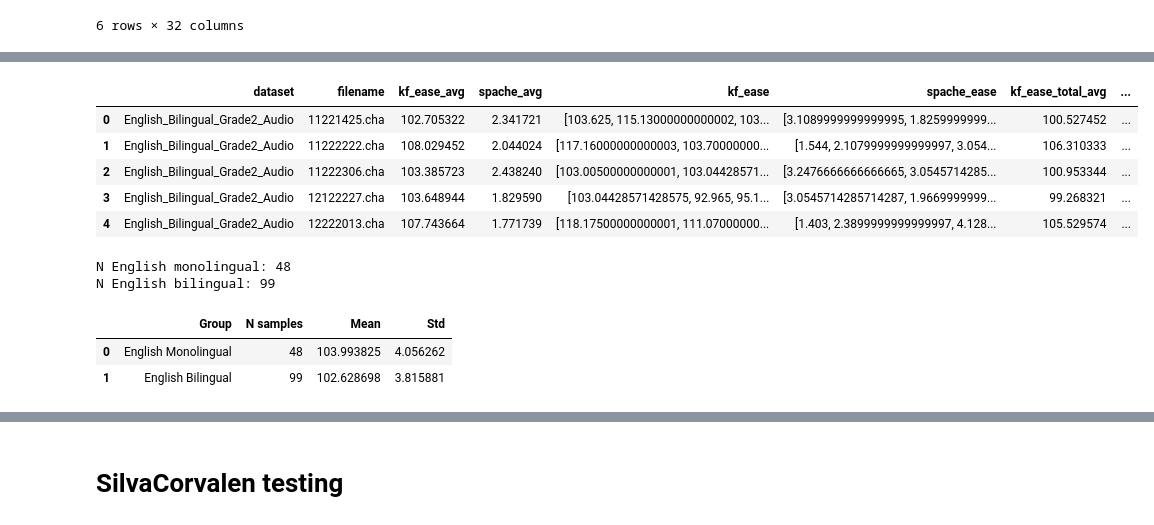
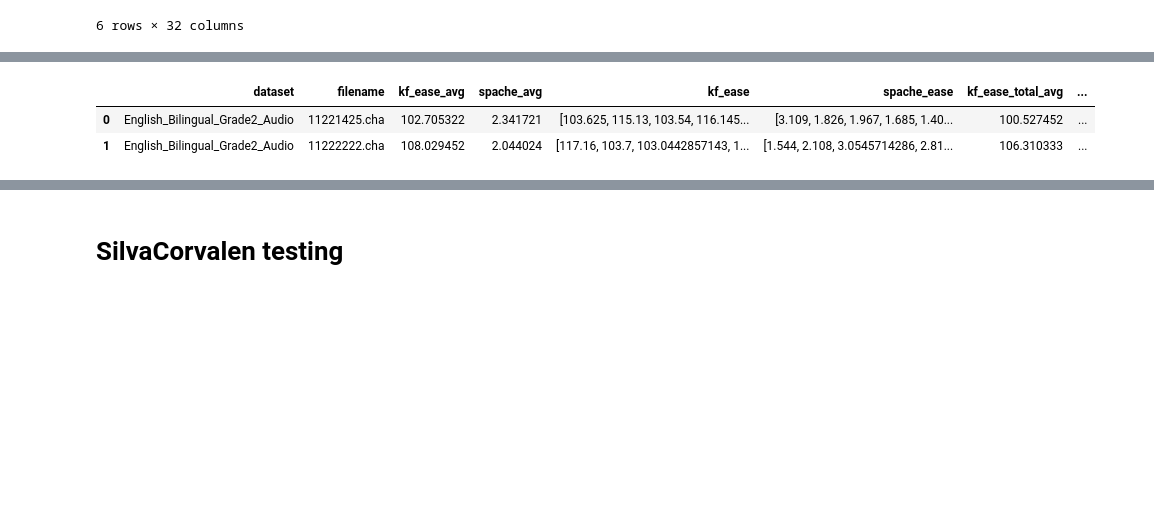
Before and after one commit to nachodll/complex-sentences-acquisition, a Jupyter notebook: 3_create_plots.ipynb, the cells around one changed output, grey strips where cells are left out. Saved outputs shown, nothing was run; the diff lists cells and outputs as text; code cells hidden in the pictures; blank space fills up the shorter version.

```diff
--- a/3_create_plots.ipynb
+++ b/3_create_plots.ipynb
@@ -4,7 +4,7 @@ import pandas as pd
 from scipy.stats import ttest_ind
 import numpy as np
 # %%
-data_df = pd.read_csv('Score_df.csv')
+data_df = pd.read_json("Score_df.json")
 data_df.head(3)
 # %% [output]
 |  | dataset | filename | kf_ease_avg | spache_avg | kf_ease | spache_ease | kf_ease_total_avg | ... |
@@ -25,3 +25,28 @@ grouped_df
 | English_Monolingual_Grade2 | 19.0 | 104.223787 | 5.622205 | 83.934286 | 103.316357 | 104.589411 | 106.917925 | 111.744751 | 19.0 | 2.202065 | ... |
 | English_Monolingual_Grade5 | 29.0 | 103.843160 | 2.690424 | 99.079020 | 102.418058 | 103.687221 | 105.314469 | 111.244307 | 29.0 | 2.341804 | ... |
 6 rows × 32 columns
+# %%
+def parse_dataset(ds):
+    parts = ds.split('_')
+    info = {}
+
+    # splitting bilinguals from monolinguals
+    if 'Bilingual' in parts:
+        info['group'] = 'Bilingual'
+    elif 'Monolingual' in parts:
+        info['group'] = 'Monolingual'
+    else:
+        info['group'] = 'unknown'
+
+    # Splitting the grades
+    if "Grade2" in parts:
+        info['grade'] = 2
+    elif "Grade5" in parts:
+        info['grade'] =  5
+    else:
+        info['grade'] = np.nan
+
+    return pd.Series(info)
+
+meta = data_df['dataset'].apply(parse_dataset)
+data_df = pd.concat([data_df, meta], axis=1)
@@ -149,36 +104,6 @@ data_df = pd.concat([data_df, meta], axis=1)
 # %%
-data_df.head()
+data_df.head(2)
 # %% [output]
 |  | dataset | filename | kf_ease_avg | spache_avg | kf_ease | spache_ease | kf_ease_total_avg | ... |
-| 0 | English_Bilingual_Grade2_Audio | 11221425.cha | 102.705322 | 2.341721 | [103.625, 115.13000000000002, 103... | [3.1089999999999995, 1.8259999999... | 100.527452 | ... |
-| 1 | English_Bilingual_Grade2_Audio | 11222222.cha | 108.029452 | 2.044024 | [117.16000000000003, 103.70000000... | [1.544, 2.1079999999999997, 3.054... | 106.310333 | ... |
-| 2 | English_Bilingual_Grade2_Audio | 11222306.cha | 103.385723 | 2.438240 | [103.00500000000001, 103.04428571... | [3.2476666666666665, 3.0545714285... | 100.953344 | ... |
-| 3 | English_Bilingual_Grade2_Audio | 12122227.cha | 103.648944 | 1.829590 | [103.04428571428575, 92.965, 95.1... | [3.0545714285714287, 1.9669999999... | 99.268321 | ... |
-| 4 | English_Bilingual_Grade2_Audio | 12222013.cha | 107.743664 | 1.771739 | [118.17500000000001, 111.07000000... | [1.403, 2.3899999999999997, 4.128... | 105.529574 | ... |
+| 0 | English_Bilingual_Grade2_Audio | 11221425.cha | 102.705322 | 2.341721 | [103.625, 115.13, 103.54, 116.145... | [3.109, 1.826, 1.967, 1.685, 1.40... | 100.527452 | ... |
+| 1 | English_Bilingual_Grade2_Audio | 11222222.cha | 108.029452 | 2.044024 | [117.16, 103.7, 103.0442857143, 1... | [1.544, 2.108, 3.0545714286, 2.81... | 106.310333 | ... |
-# %%
-# English info
-df_en = data_df[
-    (data_df["language"] == "English") &
-    (data_df["group"].isin(["monolingual", "bilingual"]))
-].copy()
-
-df_en_mono = df_en[df_en["group"] == "monolingual"]["kf_ease_avg"].dropna()
-df_en_bi   = df_en[df_en["group"] == "bilingual"]["kf_ease_avg"].dropna()
-
-print("N English monolingual:", len(df_en_mono))
-print("N English bilingual:", len(df_en_bi))
-# %% [output]
-N English monolingual: 48
-N English bilingual: 99
-# %%
-comparison_en = pd.DataFrame({
-    "Group": ["English Monolingual", "English Bilingual"],
-    "N samples": [len(df_en_mono), len(df_en_bi)],
-    "Mean": [df_en_mono.mean(), df_en_bi.mean()],
-    "Std": [df_en_mono.std(), df_en_bi.std()]
-})
-comparison_en
-# %% [output]
-|  | Group | N samples | Mean | Std |
-| 0 | English Monolingual | 48 | 103.993825 | 4.056262 |
-| 1 | English Bilingual | 99 | 102.628698 | 3.815881 |
```
Also changed, not shown: parts of 12 cells of this notebook, 4 other files.
